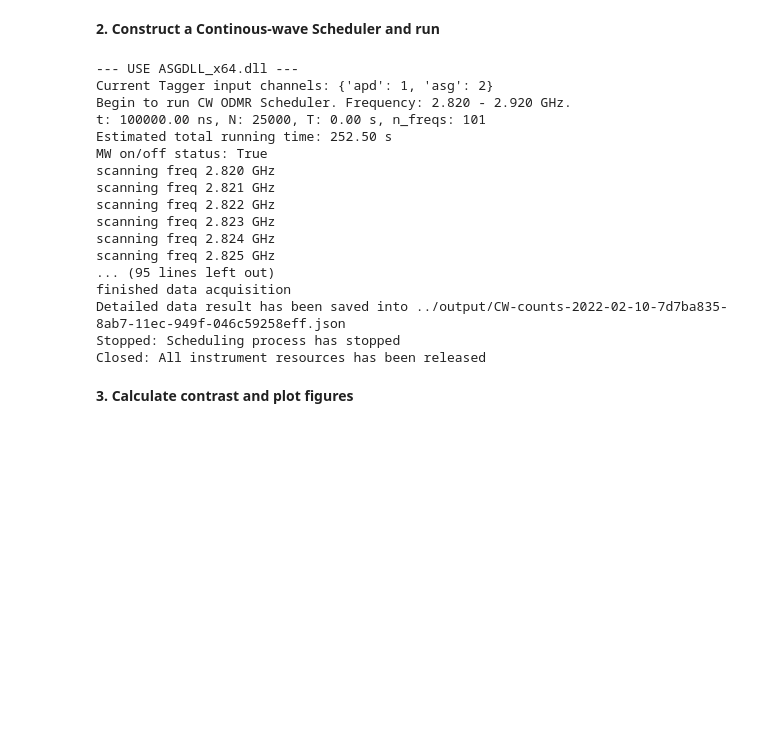
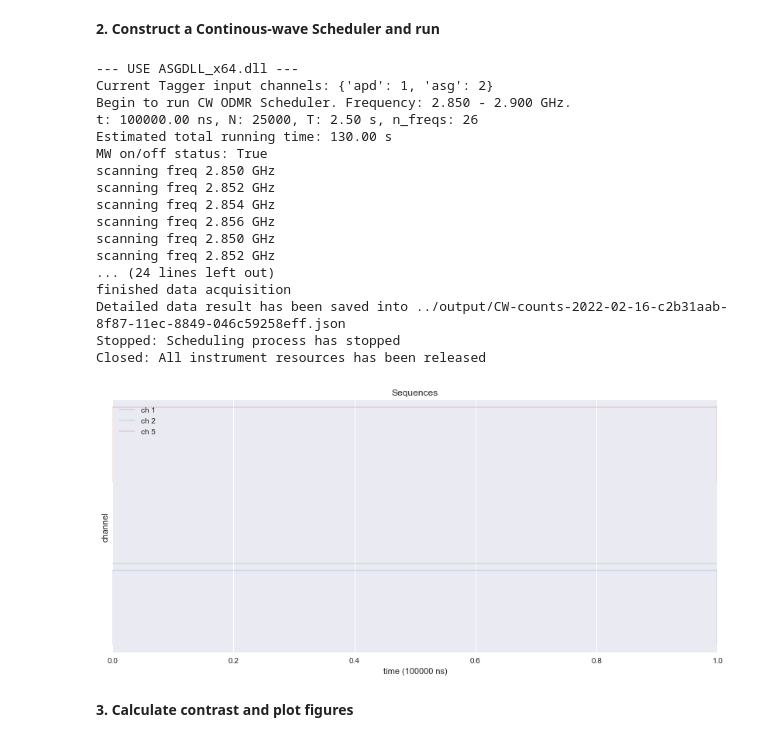
Before and after one commit to Youngcius/odmactor, a Jupyter notebook: project/tutorial/frequency-odmr.ipynb, the cells around one changed output. Saved outputs shown, nothing was run; the diff lists cells and outputs as text; code cells hidden in the pictures; blank space fills up the shorter version.

```diff
--- a/project/tutorial/frequency-odmr.ipynb
+++ b/project/tutorial/frequency-odmr.ipynb
@@ -29,30 +29,35 @@ p = 1
 # %% [markdown]
 **2. Construct a Continous-wave Scheduler and run**
 # %%
-scheduler = CWScheduler()
+scheduler = CWScheduler(with_ref=True, mw_ttl=0)
 scheduler.configure_mw_paras(p)
 scheduler.configure_odmr_seq(t_ns, N)
 scheduler.set_mw_freqs(freq_start, freq_end, freq_step)
 scheduler.configure_tagger_counting()
 
-scheduler.run_scanning(with_ref=True)
+scheduler.run_scanning()
 scheduler.close()
 # %% [output]
 --- USE ASGDLL_x64.dll ---
 Current Tagger input channels: {'apd': 1, 'asg': 2}
-Begin to run CW ODMR Scheduler. Frequency: 2.820 - 2.920 GHz.
-t: 100000.00 ns, N: 25000, T: 0.00 s, n_freqs: 101
-Estimated total running time: 252.50 s
+Begin to run CW ODMR Scheduler. Frequency: 2.850 - 2.900 GHz.
+t: 100000.00 ns, N: 25000, T: 2.50 s, n_freqs: 26
+Estimated total running time: 130.00 s
 MW on/off status: True
-scanning freq 2.820 GHz
-scanning freq 2.821 GHz
-scanning freq 2.822 GHz
-scanning freq 2.823 GHz
-scanning freq 2.824 GHz
-scanning freq 2.825 GHz
-... (95 lines left out)
+scanning freq 2.850 GHz
+scanning freq 2.852 GHz
+scanning freq 2.854 GHz
+scanning freq 2.856 GHz
+scanning freq 2.850 GHz
+scanning freq 2.852 GHz
+... (24 lines left out)
 finished data acquisition
-Detailed data result has been saved into ../output/CW-counts-2022-02-10-7d7ba835-8ab7-11ec-949f-046c59258eff.json
+Detailed data result has been saved into ../output/CW-counts-2022-02-16-c2b31aab-8f87-11ec-8849-046c59258eff.json
 Stopped: Scheduling process has stopped
 Closed: All instrument resources has been released
+# %%
+plt.style.use('seaborn')
+fig = scheduler.sequences_figure
+# %% [output]
+[figure, added]
 # %% [markdown]
```
Also changed, not shown: parts of 12 cells of this notebook, 26 other files.
